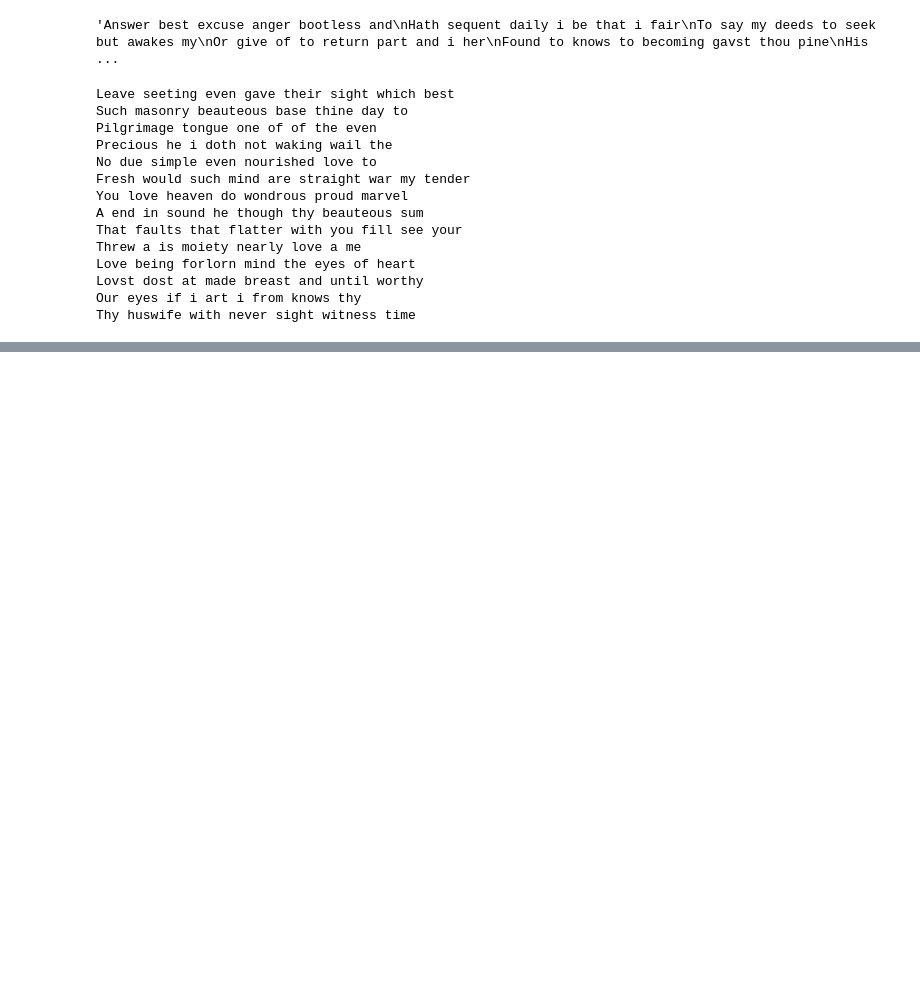
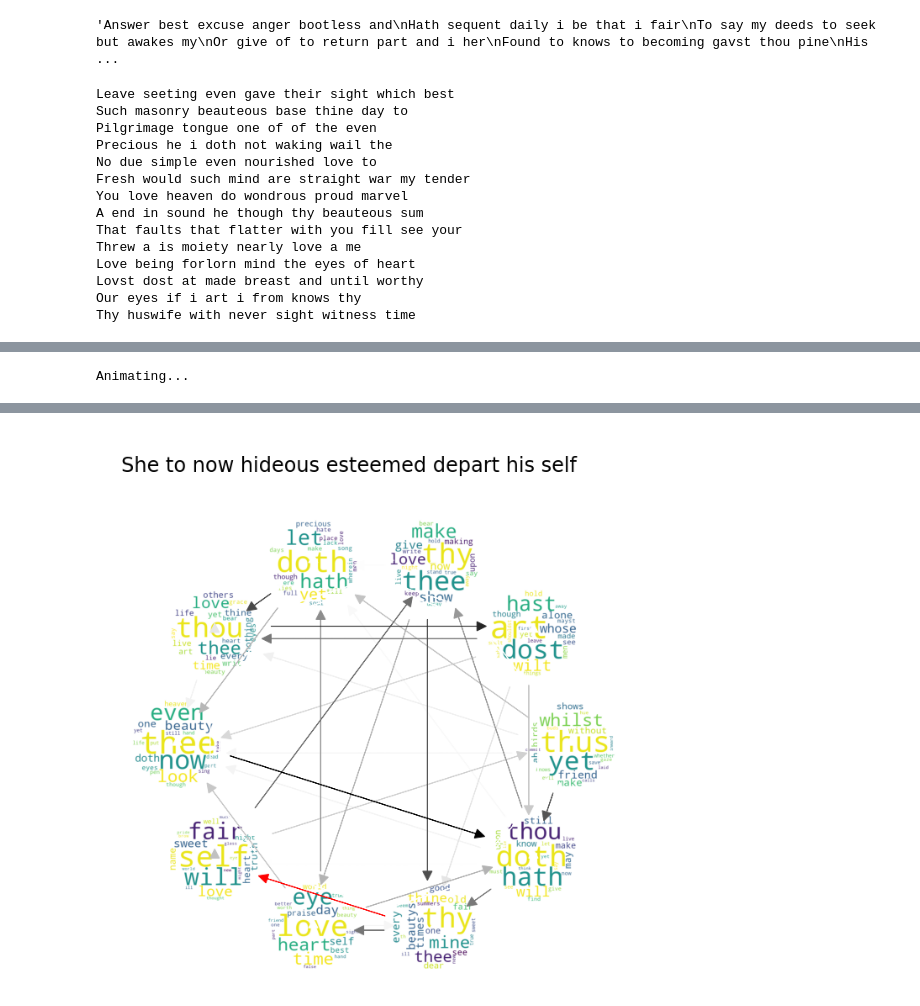
Before and after one commit to astral-grayson/cs155-poetry, a Jupyter notebook: hmm_make_sonnet.ipynb, the cells around one changed output, grey strips where cells are left out. Cells and saved outputs as stored; diff of their text form; code cells hidden in the pictures; blank space fills up the shorter version.

```diff
--- a/hmm_make_sonnet.ipynb
+++ b/hmm_make_sonnet.ipynb
@@ -44,0 +87,5 @@ Thy huswife with never sight witness time
+# %%
+anim = animate_emission(hmm2, obs_map, M=8)
+HTML(anim.to_html5_video())
+# %% [output]
+Animating...
@@ -44,0 +93 @@ Thy huswife with never sight witness time
+[figure, added]
```
Also changed, not shown: parts of 4 cells of this notebook, 3 other files.
